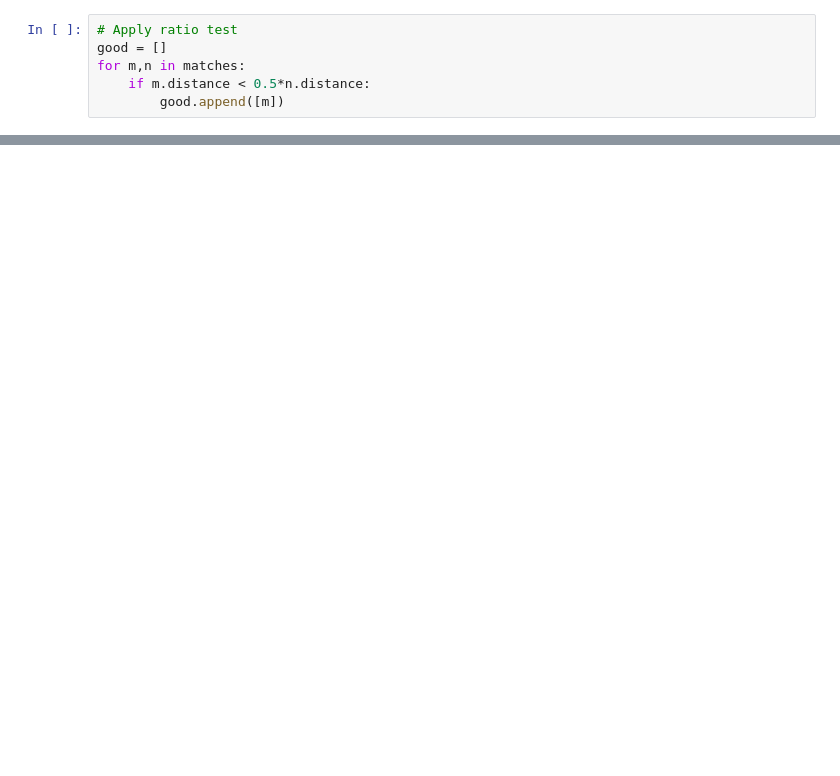
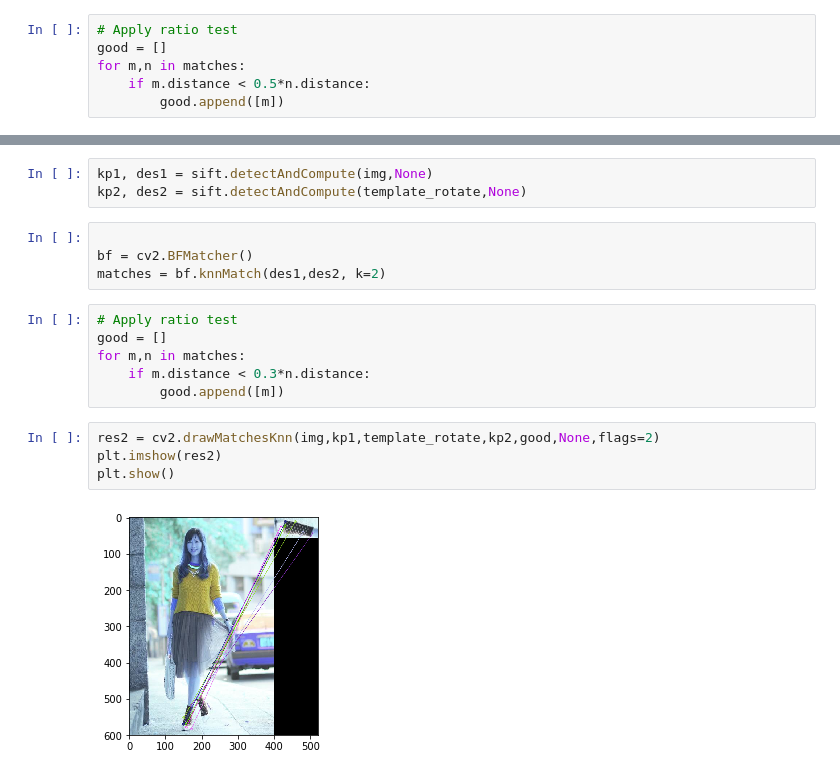
Before and after one commit to zszazi/OpenCV-Template-matching-and-SIFT, a Jupyter notebook: SIFT_feature_matching.ipynb, the cells around one changed output, grey strips where cells are left out. Cells and saved outputs as stored; diff of their text form; blank space fills up the shorter version.

```diff
--- a/SIFT_feature_matching.ipynb
+++ b/SIFT_feature_matching.ipynb
@@ -77,0 +115,19 @@ cv2_imshow(img3)
+# %%
+kp1, des1 = sift.detectAndCompute(img,None)
+kp2, des2 = sift.detectAndCompute(template_rotate,None)
+# %%
+
+bf = cv2.BFMatcher()
+matches = bf.knnMatch(des1,des2, k=2)
+# %%
+# Apply ratio test
+good = []
+for m,n in matches:
+    if m.distance < 0.3*n.distance:
+        good.append([m])
+# %%
+res2 = cv2.drawMatchesKnn(img,kp1,template_rotate,kp2,good,None,flags=2)
+plt.imshow(res2)
+plt.show()
+# %% [output]
+[figure, added]
```
Also changed, not shown: parts of 18 cells of this notebook.
